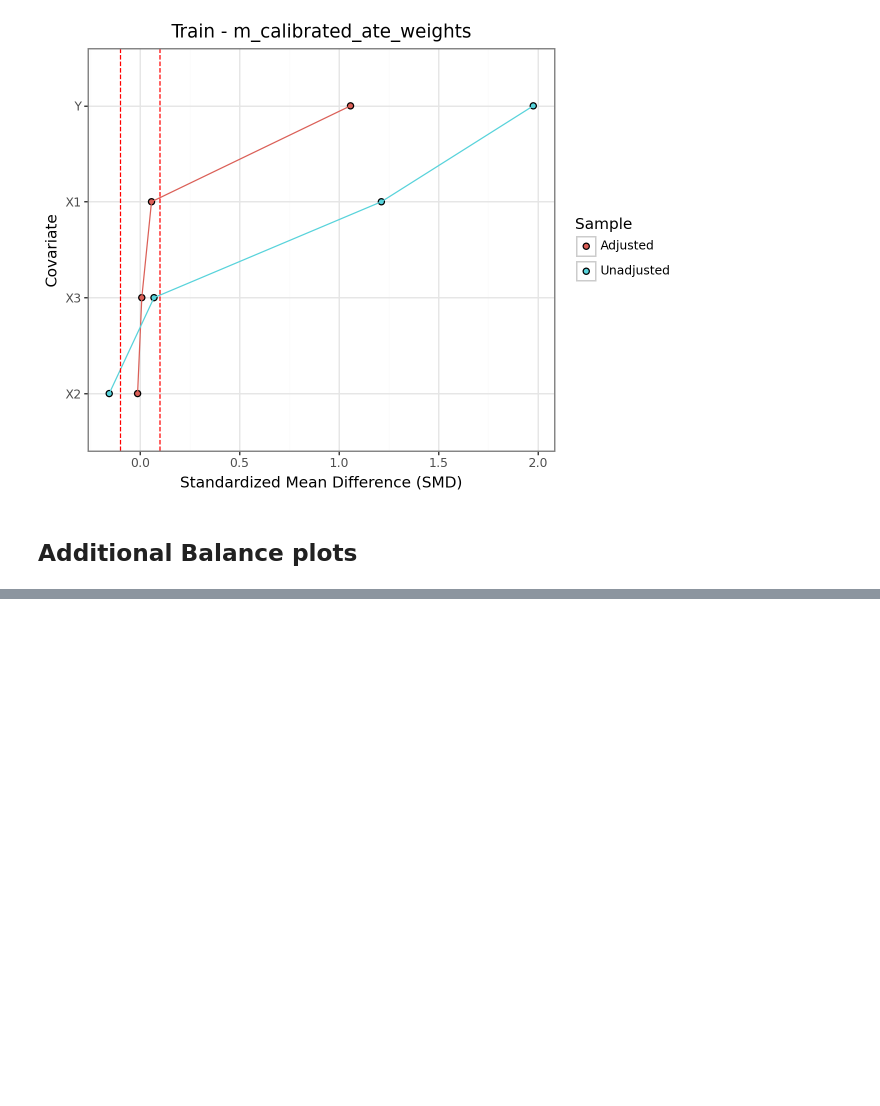
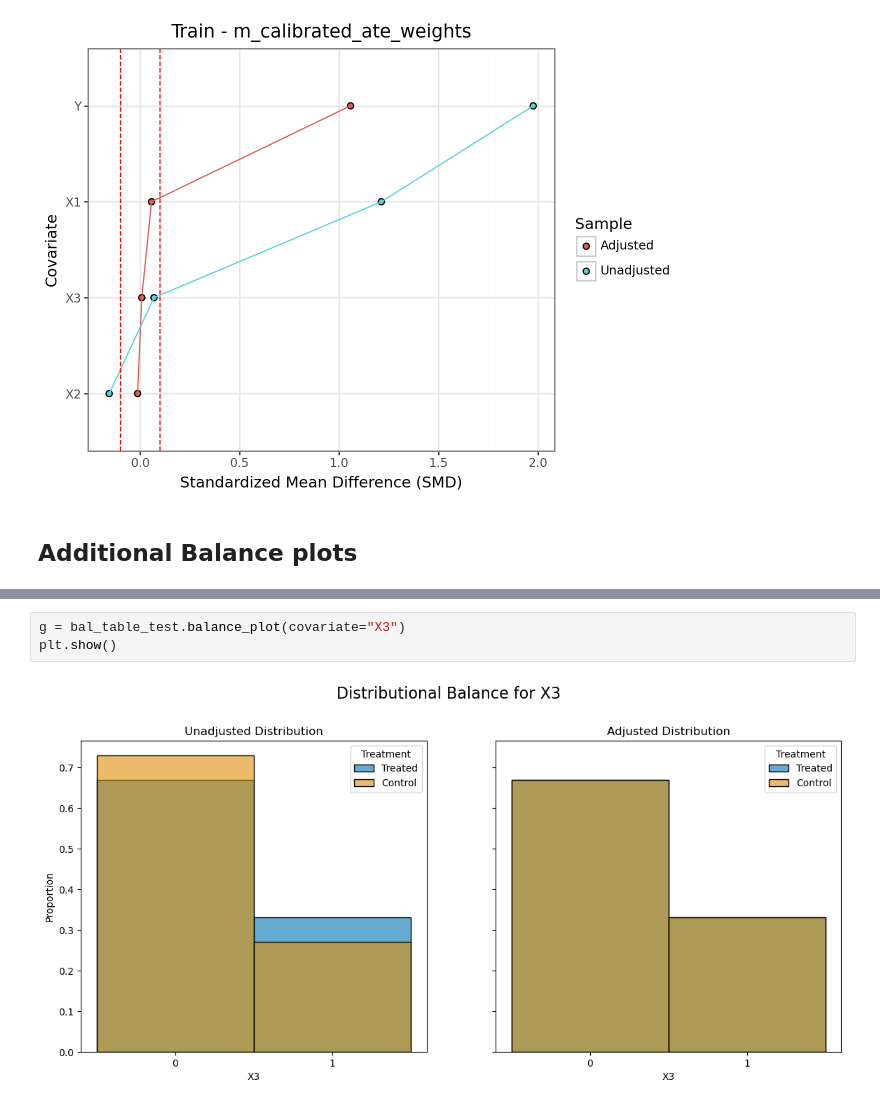
Before and after one commit to SvenKlaassen/cov-balance, a Jupyter notebook: cobalt_tests/python/balanced_dgp.ipynb, the cells around one changed output, grey strips where cells are left out. Cells and saved outputs as stored; diff of their text form; blank space fills up the shorter version.

```diff
--- a/cobalt_tests/python/balanced_dgp.ipynb
+++ b/cobalt_tests/python/balanced_dgp.ipynb
@@ -260,0 +261,5 @@ PlotnineError: 'Could not evaluate the \'y\' mapping: \'density * (Treatment_Sta
+# %%
+g = bal_table_test.balance_plot(covariate="X3")
+plt.show()
+# %% [output]
+[figure, added]
```
Also changed, not shown: parts of 1 cell of this notebook, 4 other files.
